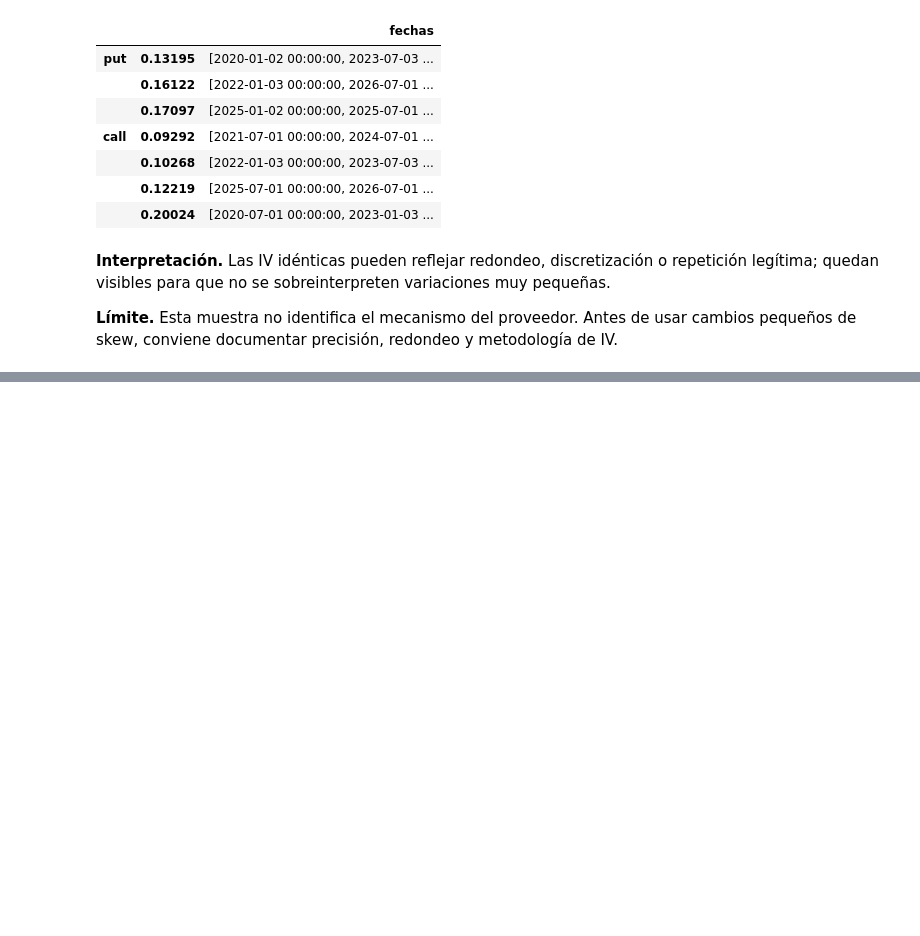
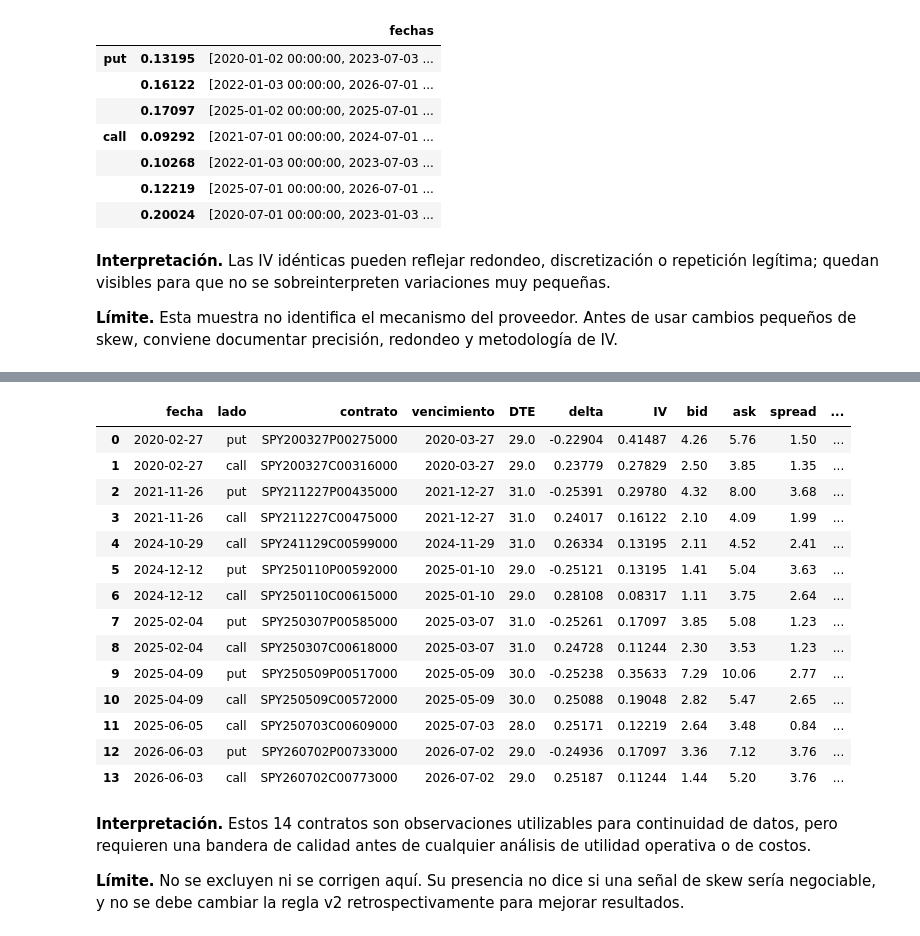
Before and after one commit to ADRIANVM117/quant-research-notes, a Jupyter notebook: HMM_regime_options/notebooks/01_skew_data_review.ipynb, the cells around one changed output, grey strips where cells are left out. Drawn from its saved outputs; the diff is of its cells as text; code cells hidden in the pictures; blank space fills up the shorter version.

```diff
--- a/HMM_regime_options/notebooks/01_skew_data_review.ipynb
+++ b/HMM_regime_options/notebooks/01_skew_data_review.ipynb
@@ -218,0 +265,35 @@ display(pd.concat({'put': repeated_put, 'call': repeated_call}).rename('fechas')
+# %%
+wide_rows = []
+for _, row in daily.sort_values('date').iterrows():
+    for side in ('put', 'call'):
+        if 'wide_spread' in str(row[f'{side}_flags']):
+            wide_rows.append({
+                'fecha': row['date'].date(), 'lado': side, 'contrato': row[f'{side}_id'],
+                'vencimiento': row['expiration'].date(), 'DTE': row['dte'],
+                'delta': row[f'{side}_delta'], 'IV': row[f'{side}_iv'],
+                'bid': row[f'{side}_bid'], 'ask': row[f'{side}_ask'],
+                'spread': row[f'{side}_spread'], 'skew_del_par': row['skew'],
+            })
+wide_table = pd.DataFrame(wide_rows)
+assert len(wide_table) == 14, 'El conteo debe coincidir con A4'
+display(wide_table)
+# %% [output]
+|  | fecha | lado | contrato | vencimiento | DTE | delta | IV | bid | ask | spread | ... |
+| 0 | 2020-02-27 | put | SPY200327P00275000 | 2020-03-27 | 29.0 | -0.22904 | 0.41487 | 4.26 | 5.76 | 1.50 | ... |
+| 1 | 2020-02-27 | call | SPY200327C00316000 | 2020-03-27 | 29.0 | 0.23779 | 0.27829 | 2.50 | 3.85 | 1.35 | ... |
+| 2 | 2021-11-26 | put | SPY211227P00435000 | 2021-12-27 | 31.0 | -0.25391 | 0.29780 | 4.32 | 8.00 | 3.68 | ... |
+| 3 | 2021-11-26 | call | SPY211227C00475000 | 2021-12-27 | 31.0 | 0.24017 | 0.16122 | 2.10 | 4.09 | 1.99 | ... |
+| 4 | 2024-10-29 | call | SPY241129C00599000 | 2024-11-29 | 31.0 | 0.26334 | 0.13195 | 2.11 | 4.52 | 2.41 | ... |
+| 5 | 2024-12-12 | put | SPY250110P00592000 | 2025-01-10 | 29.0 | -0.25121 | 0.13195 | 1.41 | 5.04 | 3.63 | ... |
+| 6 | 2024-12-12 | call | SPY250110C00615000 | 2025-01-10 | 29.0 | 0.28108 | 0.08317 | 1.11 | 3.75 | 2.64 | ... |
+| 7 | 2025-02-04 | put | SPY250307P00585000 | 2025-03-07 | 31.0 | -0.25261 | 0.17097 | 3.85 | 5.08 | 1.23 | ... |
+| 8 | 2025-02-04 | call | SPY250307C00618000 | 2025-03-07 | 31.0 | 0.24728 | 0.11244 | 2.30 | 3.53 | 1.23 | ... |
+| 9 | 2025-04-09 | put | SPY250509P00517000 | 2025-05-09 | 30.0 | -0.25238 | 0.35633 | 7.29 | 10.06 | 2.77 | ... |
+| 10 | 2025-04-09 | call | SPY250509C00572000 | 2025-05-09 | 30.0 | 0.25088 | 0.19048 | 2.82 | 5.47 | 2.65 | ... |
+| 11 | 2025-06-05 | call | SPY250703C00609000 | 2025-07-03 | 28.0 | 0.25171 | 0.12219 | 2.64 | 3.48 | 0.84 | ... |
+| 12 | 2026-06-03 | put | SPY260702P00733000 | 2026-07-02 | 29.0 | -0.24936 | 0.17097 | 3.36 | 7.12 | 3.76 | ... |
+| 13 | 2026-06-03 | call | SPY260702C00773000 | 2026-07-02 | 29.0 | 0.25187 | 0.11244 | 1.44 | 5.20 | 3.76 | ... |
+# %% [markdown]
+**Interpretación.** Estos 14 contratos son observaciones utilizables para continuidad de datos, pero requieren una bandera de calidad antes de cualquier análisis de utilidad operativa o de costos.
+
+**Límite.** No se excluyen ni se corrigen aquí. Su presencia no dice si una señal de skew sería negociable, y no se debe cambiar la regla v2 retrospectivamente para mejorar resultados.
```
Also changed, not shown: parts of 5 cells of this notebook, 1 other file.
